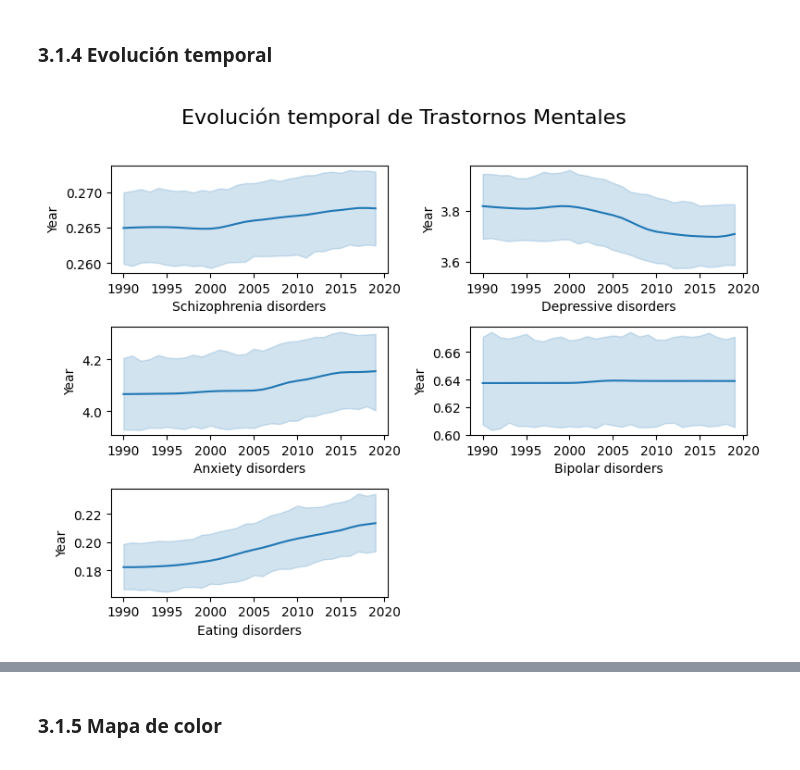
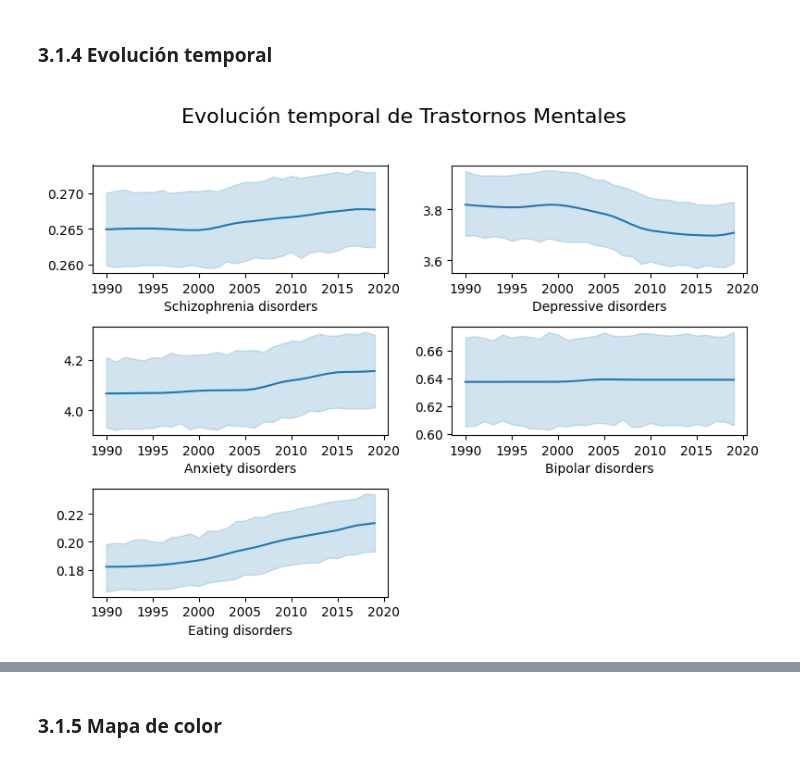
Before and after one commit to SantiagoGil93/Proyecto_BootCamp, a Jupyter notebook: Proyecto_Final_BootCamp_TalentoTech.ipynb, the cells around one changed output, grey strips where cells are left out. Cells and saved outputs as stored; diff of their text form; code cells hidden in the pictures.

```diff
--- a/Proyecto_Final_BootCamp_TalentoTech.ipynb
+++ b/Proyecto_Final_BootCamp_TalentoTech.ipynb
@@ -273,22 +261,22 @@ plt.show()
 # %%
 # Crear una figura y una cuadrícula de 3x2 para los gráficos
 fig, axs = plt.subplots(3, 2, figsize=(8, 6))
 
 # Bucle para crear lineplot
 for i, column in enumerate(df_country.columns[3:8]):
     row = i // 2
     col = i % 2
     sns.lineplot(x='Year', y=column, data=df_country, ax=axs[row, col])
     axs[row, col].set_xlabel(column)
-    axs[row, col].set_ylabel('Year')
+    axs[row, col].set_ylabel(None)
 
 # Añadir un título general a toda la figura
 fig.suptitle('Evolución temporal de Trastornos Mentales', fontsize=16)
 # Eliminar el subplot vacío
 fig.delaxes(axs[2, 1])
 # Ajustar el layout para evitar solapamientos
 plt.tight_layout(rect=[0, 0, 1, 0.96])
 
 plt.show()
 # %% [output]
-[figure, old version]
+[figure, new version]
```
Also changed, not shown: parts of 38 cells of this notebook.
